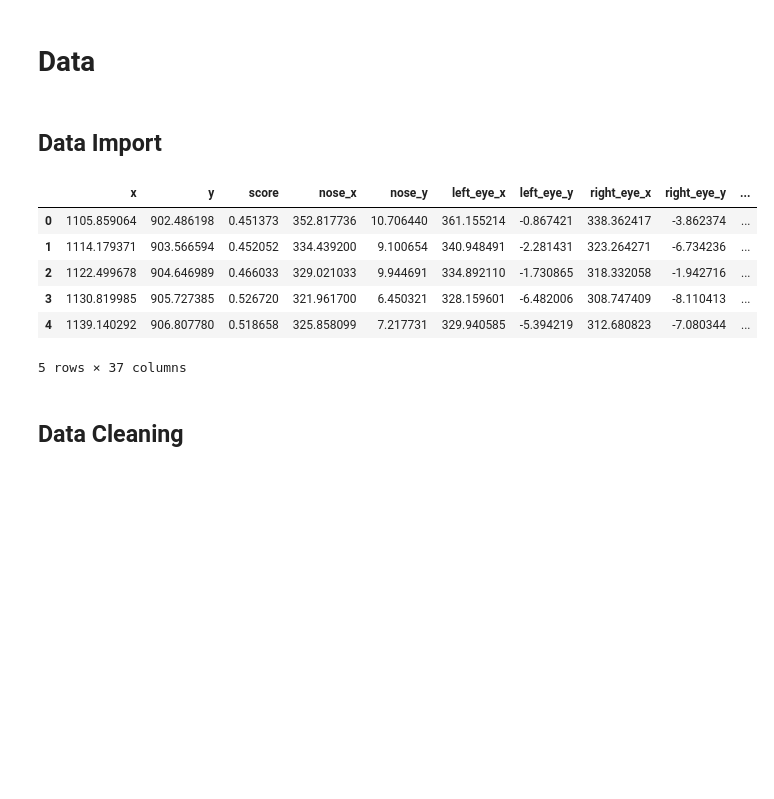
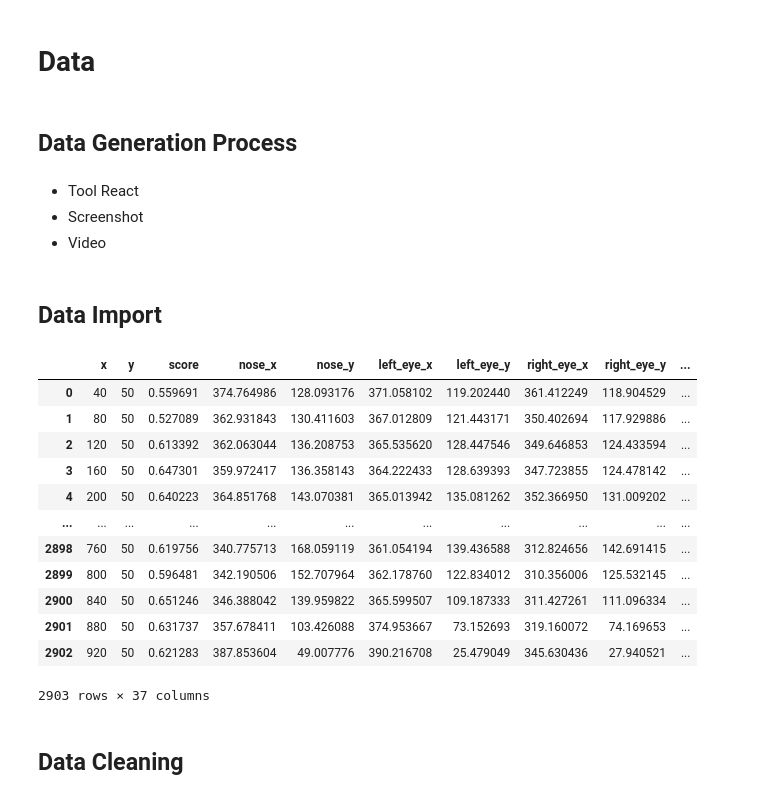
Before and after one commit to BrandlMax/Poiinter, a Jupyter notebook: Poiinter.ipynb, the cells around one changed output. Saved outputs shown, nothing was run; the diff lists cells and outputs as text; code cells hidden in the pictures; blank space fills up the shorter version.

```diff
--- a/Poiinter.ipynb
+++ b/Poiinter.ipynb
@@ -6,21 +6,33 @@
 Introduction Text
 # %% [markdown]
 # Data
+# %% [markdown]
+## Data Generation Process
+# %% [markdown]
+- Tool React
+- Screenshot
+- Video
 # %% [markdown]
 ## Data Import
 # %%
 import pandas as pd
 
-df = pd.read_csv("/content/drive/MyDrive/Poiinter/230107_monitor_test_v2.csv")
-df.head()
+df = pd.read_csv("/content/drive/MyDrive/Poiinter/230112_BigMonitor_right_linebyline_center.csv")
+df
 # %% [output]
 |  | x | y | score | nose_x | nose_y | left_eye_x | left_eye_y | right_eye_x | right_eye_y | ... |
-| 0 | 1105.859064 | 902.486198 | 0.451373 | 352.817736 | 10.706440 | 361.155214 | -0.867421 | 338.362417 | -3.862374 | ... |
-| 1 | 1114.179371 | 903.566594 | 0.452052 | 334.439200 | 9.100654 | 340.948491 | -2.281431 | 323.264271 | -6.734236 | ... |
-| 2 | 1122.499678 | 904.646989 | 0.466033 | 329.021033 | 9.944691 | 334.892110 | -1.730865 | 318.332058 | -1.942716 | ... |
-| 3 | 1130.819985 | 905.727385 | 0.526720 | 321.961700 | 6.450321 | 328.159601 | -6.482006 | 308.747409 | -8.110413 | ... |
-| 4 | 1139.140292 | 906.807780 | 0.518658 | 325.858099 | 7.217731 | 329.940585 | -5.394219 | 312.680823 | -7.080344 | ... |
+| 0 | 40 | 50 | 0.559691 | 374.764986 | 128.093176 | 371.058102 | 119.202440 | 361.412249 | 118.904529 | ... |
+| 1 | 80 | 50 | 0.527089 | 362.931843 | 130.411603 | 367.012809 | 121.443171 | 350.402694 | 117.929886 | ... |
+| 2 | 120 | 50 | 0.613392 | 362.063044 | 136.208753 | 365.535620 | 128.447546 | 349.646853 | 124.433594 | ... |
+| 3 | 160 | 50 | 0.647301 | 359.972417 | 136.358143 | 364.222433 | 128.639393 | 347.723855 | 124.478142 | ... |
+| 4 | 200 | 50 | 0.640223 | 364.851768 | 143.070381 | 365.013942 | 135.081262 | 352.366950 | 131.009202 | ... |
+| ... | ... | ... | ... | ... | ... | ... | ... | ... | ... | ... |
+| 2898 | 760 | 50 | 0.619756 | 340.775713 | 168.059119 | 361.054194 | 139.436588 | 312.824656 | 142.691415 | ... |
+| 2899 | 800 | 50 | 0.596481 | 342.190506 | 152.707964 | 362.178760 | 122.834012 | 310.356006 | 125.532145 | ... |
+| 2900 | 840 | 50 | 0.651246 | 346.388042 | 139.959822 | 365.599507 | 109.187333 | 311.427261 | 111.096334 | ... |
+| 2901 | 880 | 50 | 0.631737 | 357.678411 | 103.426088 | 374.953667 | 73.152693 | 319.160072 | 74.169653 | ... |
+| 2902 | 920 | 50 | 0.621283 | 387.853604 | 49.007776 | 390.216708 | 25.479049 | 345.630436 | 27.940521 | ... |
-5 rows × 37 columns
+2903 rows × 37 columns
 # %% [markdown]
 ## Data Cleaning
 # %% [markdown]
```
Also changed, not shown: parts of 24 cells of this notebook.
